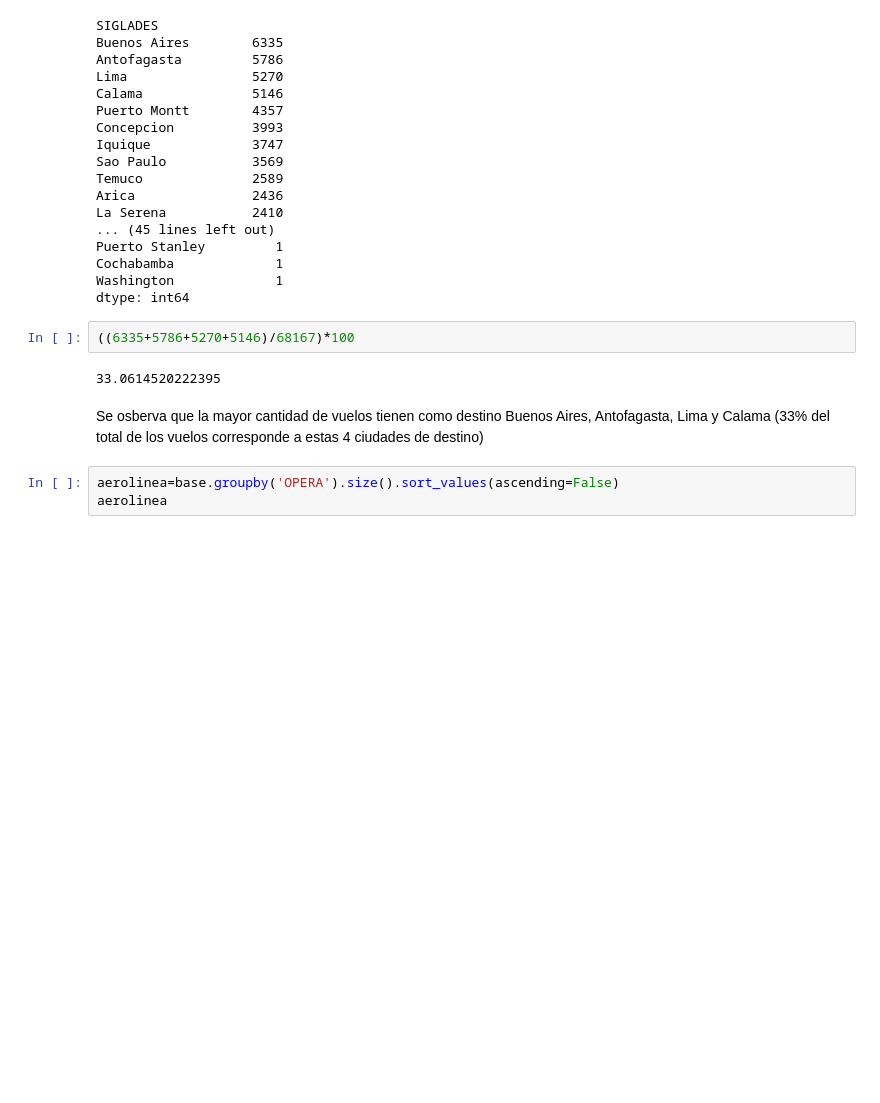
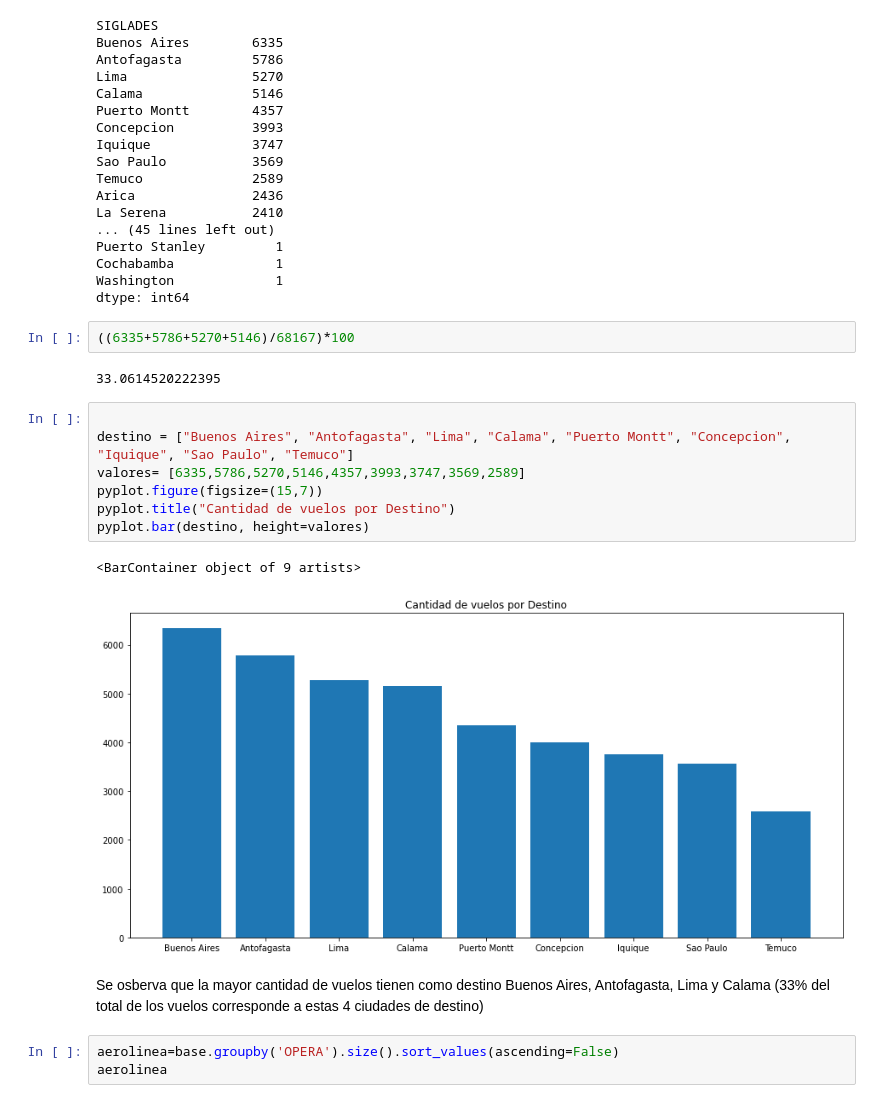
Before and after one commit to Danilo22m/Prueba-LATAM, a Jupyter notebook: solution.ipynb, the cells around one changed output. Saved outputs shown, nothing was run; the diff lists cells and outputs as text; blank space fills up the shorter version.

```diff
--- a/solution.ipynb
+++ b/solution.ipynb
@@ -123,6 +118,16 @@ dtype: int64
 ((6335+5786+5270+5146)/68167)*100
 # %% [output]
 33.0614520222395
+# %%
+
+destino = ["Buenos Aires", "Antofagasta", "Lima", "Calama", "Puerto Montt", "Concepcion", "Iquique", "Sao Paulo", "Temuco"]
+valores= [6335,5786,5270,5146,4357,3993,3747,3569,2589]
+pyplot.figure(figsize=(15,7))
+pyplot.title("Cantidad de vuelos por Destino")
+pyplot.bar(destino, height=valores)
+# %% [output]
+<BarContainer object of 9 artists>
+[figure, added]
 # %% [markdown]
 Se osberva que la mayor cantidad de vuelos tienen como destino Buenos Aires, Antofagasta, Lima y Calama (33% del total de los vuelos corresponde a estas 4 ciudades de destino)
 # %%
```
Also changed, not shown: parts of 3 cells of this notebook.
